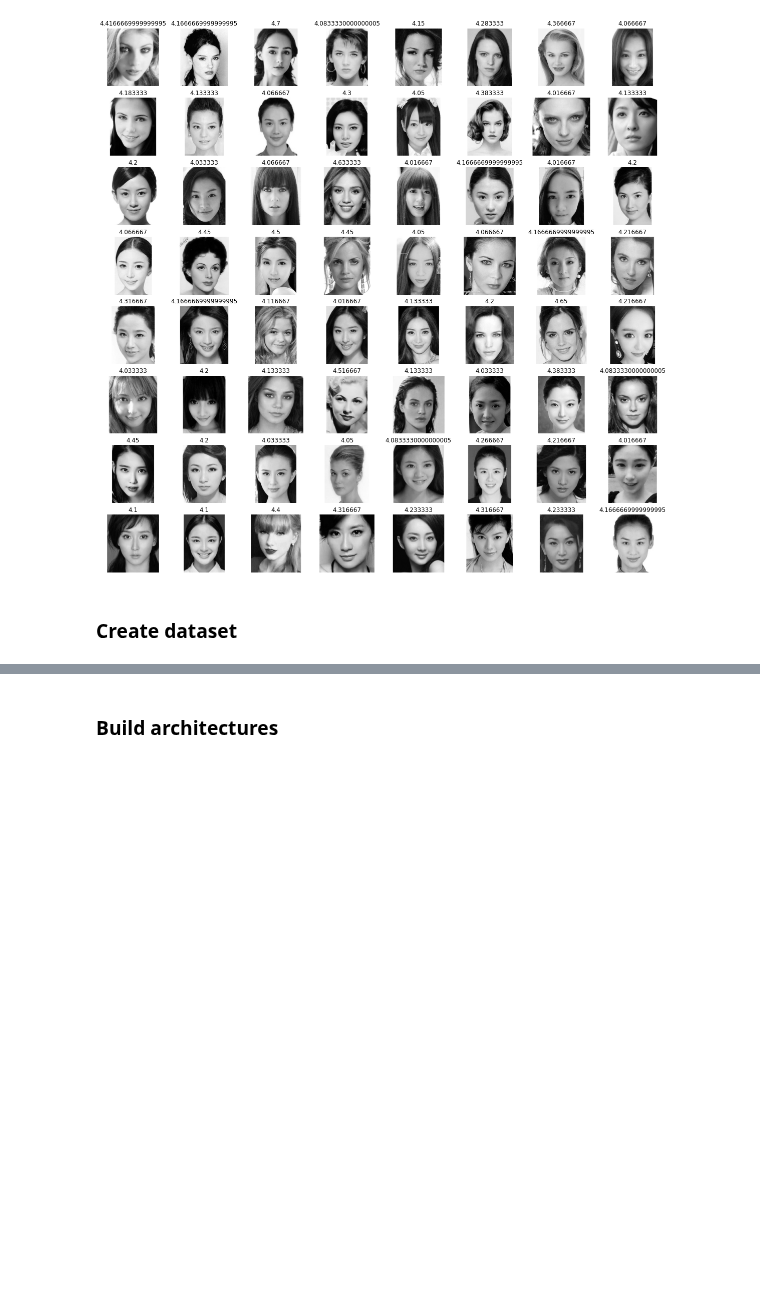
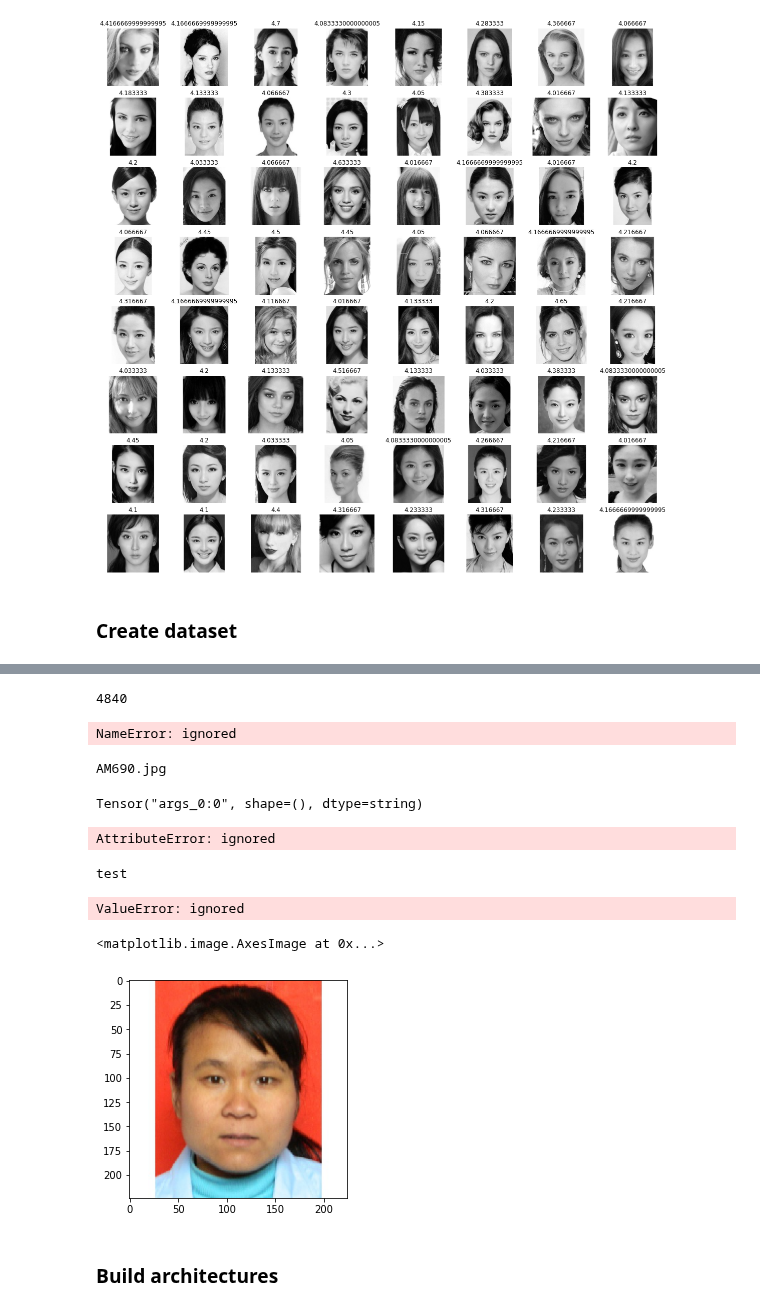
Before and after one commit to LapTQ/IT3910E_facial_beauty_pediction, a Jupyter notebook: facial_beauty_perception.ipynb, the cells around one changed output, grey strips where cells are left out. Drawn from its saved outputs; the diff is of its cells as text; code cells hidden in the pictures; blank space fills up the shorter version.

```diff
--- a/facial_beauty_perception.ipynb
+++ b/facial_beauty_perception.ipynb
@@ -245,3 +257,42 @@ train_ds = tf.data.Dataset.from_generator(
-# %%
-for img, sco in ds.take(2):
-    print(img, sco)
+# %%
+len(train_scores_df['file_name'])
+# %% [output]
+4840
+# %%
+tf.io.read_file(filename)
+# %% [output]
+NameError: ignored
+# %%
+ds = tf.data.Dataset.from_tensor_slices((train_scores_df['file_name'], train_scores_df['score']))
+for n, s in ds.take(1):
+    print(n.numpy().decode())
+# %% [output]
+AM690.jpg
+# %%
+ds = tf.data.Dataset.from_tensor_slices((train_scores_df['file_name'], train_scores_df['score']))
+
+ds = ds.shuffle(buffer_size=len(train_scores_df))
+
+def _parse_function(filename, label):
+    print(filename)
+    img = image.load_img(filename.numpy().decode(), target_size=image_size)#, color_mode="grayscale")
+    img = image.img_to_array(img)
+    return img, label
+
+ds = ds.map(_parse_function, num_parallel_calls=4)
+ds = ds.batch(32)
+ds = ds.prefetch()
+# %% [output]
+Tensor("args_0:0", shape=(), dtype=string)
+AttributeError: ignored
+# %%
+models['test'] = get_model_v2()
+train_model('test', Adam(), max_epochs=2, batch_size=64)
+# %% [output]
+test
+ValueError: ignored
+# %%
+plt.imshow(img/255.)
+# %% [output]
+<matplotlib.image.AxesImage at 0x...>
+[figure, added]
```
Also changed, not shown: parts of 12 cells of this notebook.
